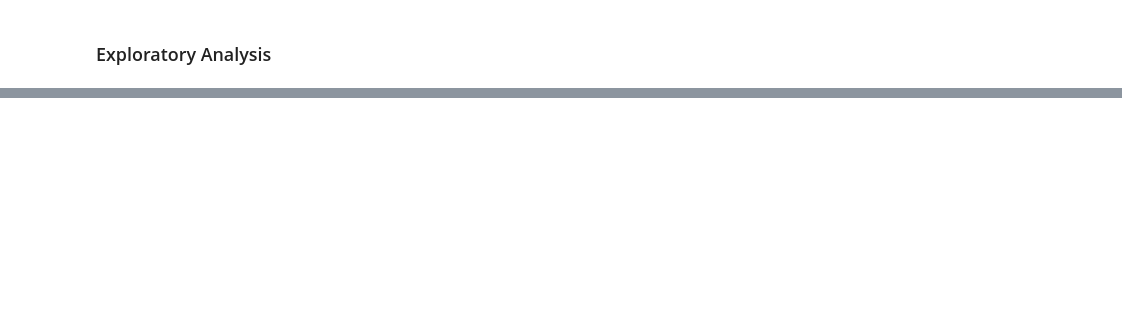
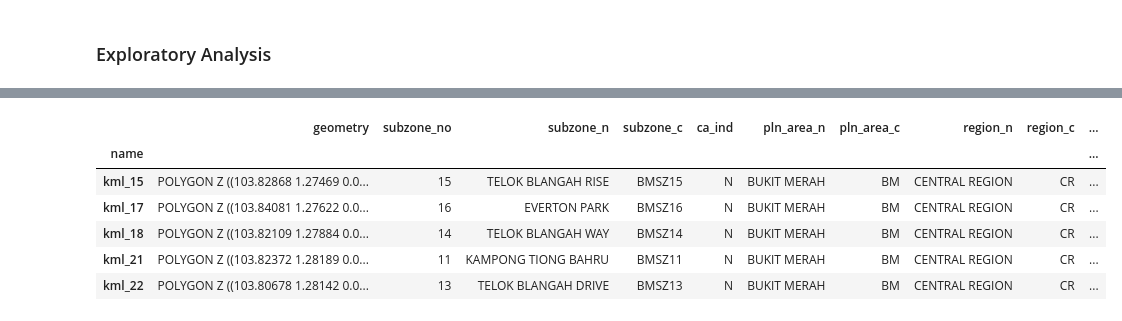
Before and after one commit to YC-Goh/YC-Goh.github.io, a Jupyter notebook: public/projects/sg-open-data/hdb-properties.ipynb, the cells around one changed output, grey strips where cells are left out. Drawn from its saved outputs; the diff is of its cells as text; code cells hidden in the pictures; blank space fills up the shorter version.

```diff
--- a/public/projects/sg-open-data/hdb-properties.ipynb
+++ b/public/projects/sg-open-data/hdb-properties.ipynb
@@ -351,11 +352,11 @@ hdb.head(5)
 # %% [markdown]
 ### Exploratory Analysis
 # %%
-ghdb = gpd.GeoDataFrame(data=hdb, geometry=gpd.points_from_xy(x=hdb['longitude'],y=hdb['latitude'],crs='EPSG:3414'))
+ghdb = gpd.GeoDataFrame(data=hdb, geometry=gpd.points_from_xy(x=hdb['longitude'],y=hdb['latitude'],crs='EPSG:4326'))
 fig_file = os.path.join(data_fold,'fig_1.svg')
 fig, ax = plt.subplots(1,1,figsize=(16,12))
 sgmap.boundary.plot(color='black', linewidth=.3, ax=ax)
-s = ghdb[ghdb['residential']].plot(cmap='magma', categories='year_completed', markersize=.3, ax=ax, cax=ax)
+ghdb[ghdb['residential']].plot(cmap='magma', categories='year_completed', markersize=.3, ax=ax, cax=ax)
 sm = mpl.cm.ScalarMappable(cmap='magma', norm=mpl.colors.Normalize(vmin=ghdb['year_completed'].min(), vmax=ghdb['year_completed'].max()))
 plt.colorbar(sm, ax=ax, shrink=.6)
 t = plt.title('Year of Construction of HDB Residential Buildings')
@@ -366,3 +367,17 @@ plt.close()
 SVG(fig_file)
 # %% [output]
 [drawing not drawn]
+# %%
+attrmap = sgmap.copy(deep=True)
+attrmap = attrmap.merge(right=sgmap.sjoin(df=ghdb, predicate='intersects').groupby(by='name')[['year_completed']].median().astype('int'), left_index=True, right_index=True)
+attrmap = attrmap.rename(columns={'year_completed':'median_year_completed'})
+attrmap = attrmap.merge(right=sgmap.sjoin(df=ghdb, predicate='intersects').groupby(by='name')[['total_dwelling_units']].sum().astype('int'), left_index=True, right_index=True)
+attrmap.head(5)
+# %% [output]
+|  | geometry | subzone_no | subzone_n | subzone_c | ca_ind | pln_area_n | pln_area_c | region_n | region_c | ... |
+| name |  |  |  |  |  |  |  |  |  | ... |
+| kml_15 | POLYGON Z ((103.82868 1.27469 0.0... | 15 | TELOK BLANGAH RISE | BMSZ15 | N | BUKIT MERAH | BM | CENTRAL REGION | CR | ... |
+| kml_17 | POLYGON Z ((103.84081 1.27622 0.0... | 16 | EVERTON PARK | BMSZ16 | N | BUKIT MERAH | BM | CENTRAL REGION | CR | ... |
+| kml_18 | POLYGON Z ((103.82109 1.27884 0.0... | 14 | TELOK BLANGAH WAY | BMSZ14 | N | BUKIT MERAH | BM | CENTRAL REGION | CR | ... |
+| kml_21 | POLYGON Z ((103.82372 1.28189 0.0... | 11 | KAMPONG TIONG BAHRU | BMSZ11 | N | BUKIT MERAH | BM | CENTRAL REGION | CR | ... |
+| kml_22 | POLYGON Z ((103.80678 1.28142 0.0... | 13 | TELOK BLANGAH DRIVE | BMSZ13 | N | BUKIT MERAH | BM | CENTRAL REGION | CR | ... |
```
Also changed, not shown: parts of 9 cells of this notebook, 2 other files.
